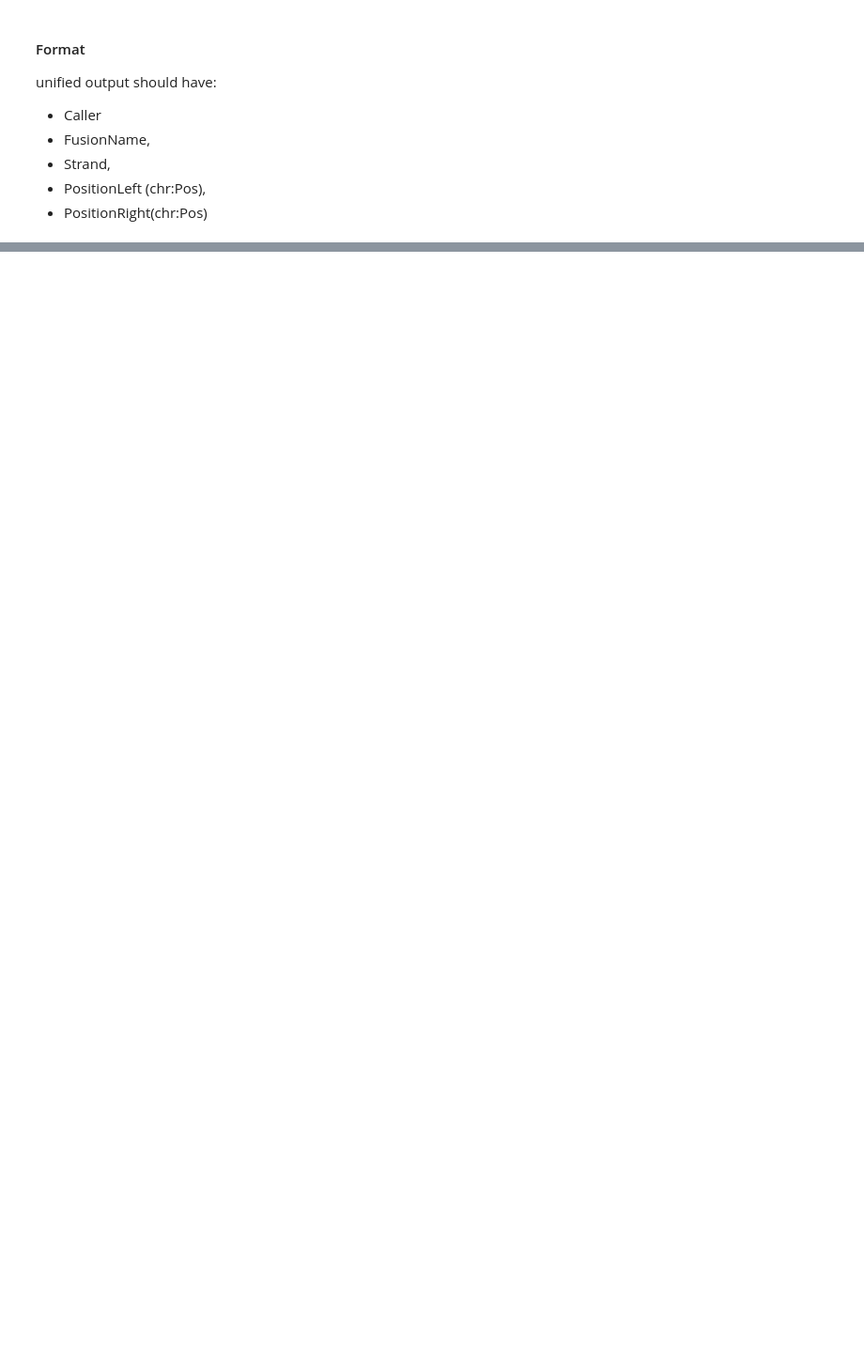
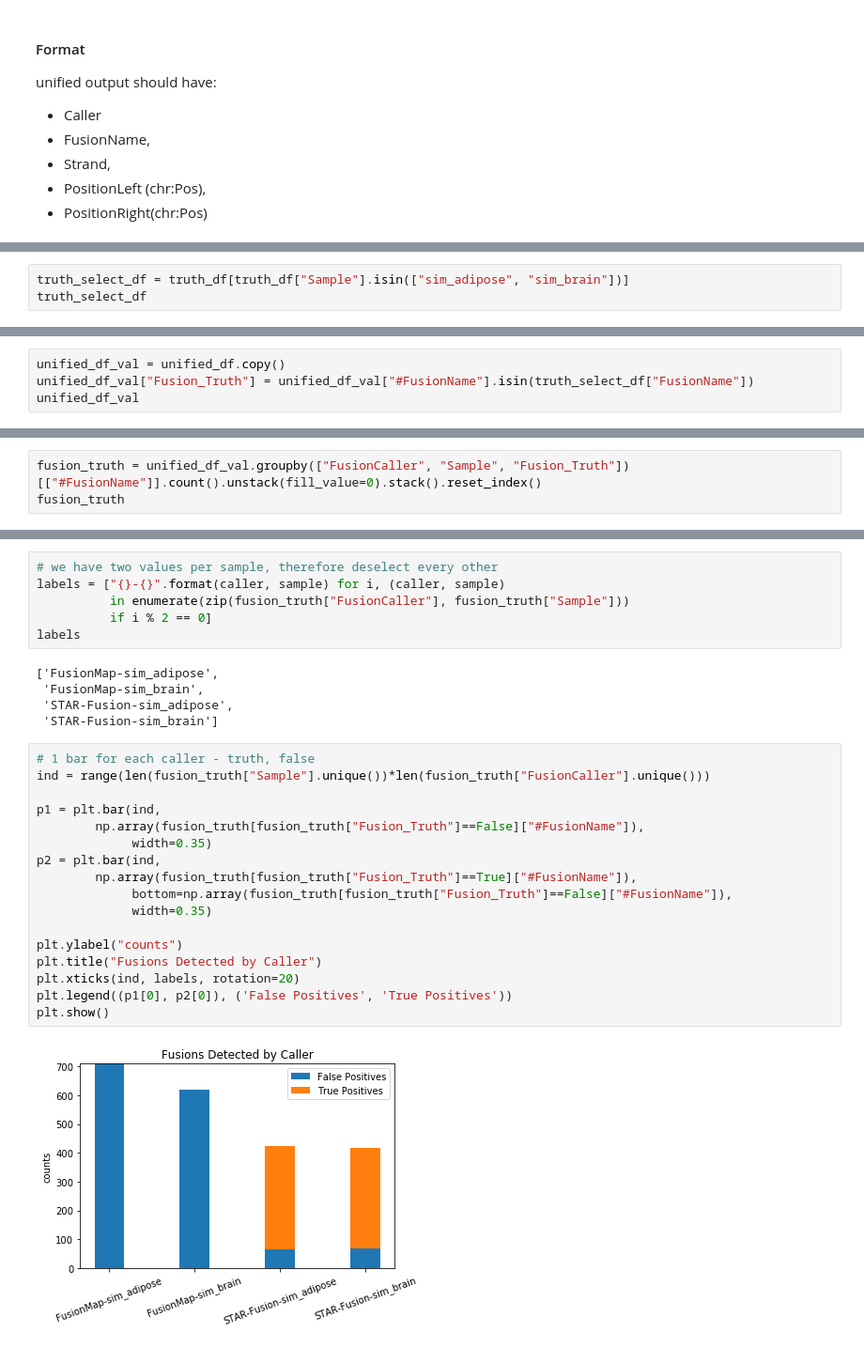
Before and after one commit to RMichae1/gene_fusion, a Jupyter notebook: Fusion_Analysis.ipynb, the cells around one changed output, grey strips where cells are left out. Shown: that part at 94% size. Saved outputs shown, nothing was run; the diff lists cells and outputs as text; blank space fills up the shorter version.

```diff
--- a/Fusion_Analysis.ipynb
+++ b/Fusion_Analysis.ipynb
@@ -92,0 +187,3 @@ class FusionBenchmark:
+# %%
+truth_select_df = truth_df[truth_df["Sample"].isin(["sim_adipose", "sim_brain"])]
+truth_select_df
@@ -92,0 +206,4 @@ class FusionBenchmark:
+# %%
+unified_df_val = unified_df.copy()
+unified_df_val["Fusion_Truth"] = unified_df_val["#FusionName"].isin(truth_select_df["FusionName"])
+unified_df_val
@@ -92,0 +235,3 @@ class FusionBenchmark:
+# %%
+fusion_truth = unified_df_val.groupby(["FusionCaller", "Sample", "Fusion_Truth"])[["#FusionName"]].count().unstack(fill_value=0).stack().reset_index()
+fusion_truth
@@ -92,0 +248,30 @@ class FusionBenchmark:
+# %%
+# we have two values per sample, therefore deselect every other
+labels = ["{}-{}".format(caller, sample) for i, (caller, sample)
+          in enumerate(zip(fusion_truth["FusionCaller"], fusion_truth["Sample"]))
+          if i % 2 == 0]
+labels
+# %% [output]
+['FusionMap-sim_adipose',
+ 'FusionMap-sim_brain',
+ 'STAR-Fusion-sim_adipose',
+ 'STAR-Fusion-sim_brain']
+# %%
+# 1 bar for each caller - truth, false
+ind = range(len(fusion_truth["Sample"].unique())*len(fusion_truth["FusionCaller"].unique()))
+
+p1 = plt.bar(ind,
+        np.array(fusion_truth[fusion_truth["Fusion_Truth"]==False]["#FusionName"]),
+             width=0.35)
+p2 = plt.bar(ind,
+        np.array(fusion_truth[fusion_truth["Fusion_Truth"]==True]["#FusionName"]),
+             bottom=np.array(fusion_truth[fusion_truth["Fusion_Truth"]==False]["#FusionName"]),
+             width=0.35)
+
+plt.ylabel("counts")
+plt.title("Fusions Detected by Caller")
+plt.xticks(ind, labels, rotation=20)
+plt.legend((p1[0], p2[0]), ('False Positives', 'True Positives'))
+plt.show()
+# %% [output]
+[figure, added]
```
Also changed, not shown: parts of 22 cells of this notebook, 3 other files.
